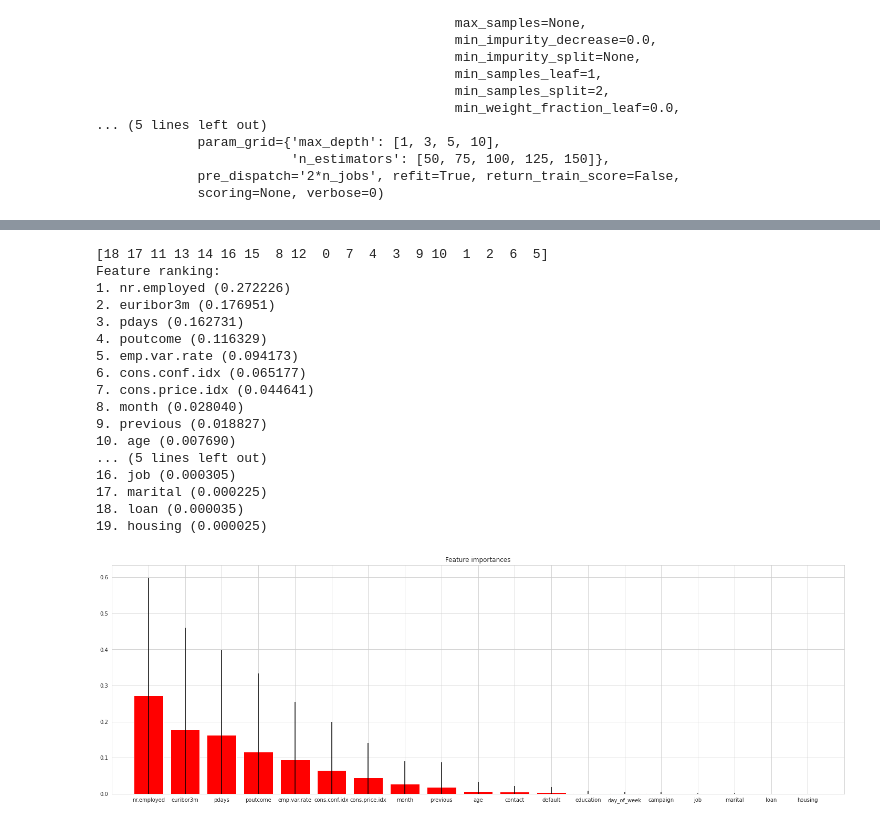
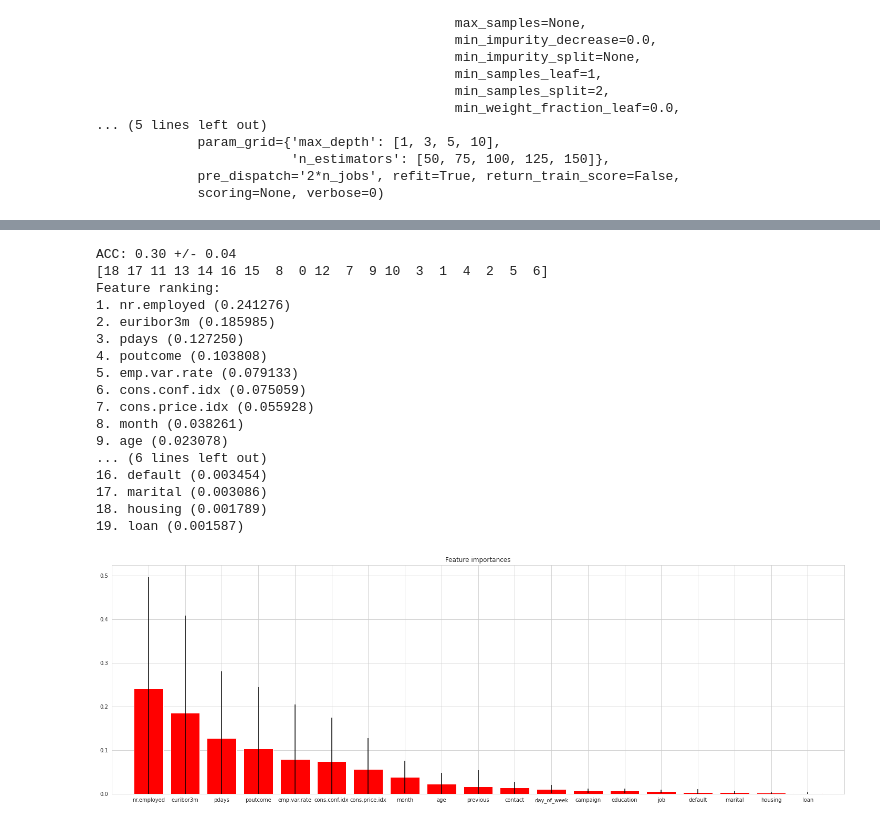
Before and after one commit to ab17254/ce888, a Jupyter notebook: Lab3/bank_classification.ipynb, the cells around one changed output, grey strips where cells are left out. Drawn from its saved outputs; the diff is of its cells as text; code cells hidden in the pictures.

```diff
--- a/Lab3/bank_classification.ipynb
+++ b/Lab3/bank_classification.ipynb
@@ -86,0 +91,6 @@ Dummy ACC: 0.80
+# %%
+clf = RandomForestClassifier(n_estimators=250, max_depth=6)
+scores = cross_val_score(clf, x_train, y_train.ravel(), cv=10, scoring=make_scorer(f1_score))
+clf.fit(x_train, y_train.ravel())
+pred = clf.predict(x_test)
+print("ACC: %.2f +/- %.2f" % (scores.mean(), scores.std()))
@@ -87,6 +99,6 @@ Dummy ACC: 0.80
 # %%
-clf = RandomForestClassifier(n_estimators=100, max_depth=3)
-scores = cross_val_score(clf, x_train, y_train.ravel(), cv=10, scoring=make_scorer(acc))
+clf = RandomForestClassifier(n_estimators=100, max_depth=8)
+scores = cross_val_score(clf, x_train, y_train.ravel(), cv=10, scoring=make_scorer(f1_score))
 clf.fit(x_train, y_train.ravel())
 pred = clf.predict(x_test)
 print("ACC: %.2f +/- %.2f" % (scores.mean(), scores.std()))
@@ -105,0 +107,6 @@ weighted avg       0.88      0.90      0.87      8238
+# %%
+clf = RandomForestClassifier(n_estimators=400, max_depth=6, random_state=60, oob_score=True)
+scores = cross_val_score(clf, x_train, y_train.ravel(), cv=10, scoring=make_scorer(f1_score))
+clf.fit(x_train, y_train.ravel())
+pred = clf.predict(x_test)
+print("ACC: %.2f +/- %.2f" % (scores.mean(), scores.std()))
@@ -137,37 +146,43 @@ ACC: 0.90 +/- 0.00
 # %%
+clf = RandomForestClassifier(n_estimators=750, max_depth=6, random_state=60)
+scores = cross_val_score(clf, x_train, y_train.ravel(), cv=10, scoring=make_scorer(f1_score))
+clf.fit(x_train, y_train.ravel())
+pred = clf.predict(x_test)
+print("ACC: %.2f +/- %.2f" % (scores.mean(), scores.std()))
+
 importance = clf.feature_importances_
 std = np.std([tree.feature_importances_ for tree in clf.estimators_], axis=0)
 indices = np.argsort(importance)[::-1]
 print(indices)
 
 print("Feature ranking:")
 for f in range(x_train.shape[1]):
     print("%d. %s (%f)" % (f + 1, features[indices[f]],  importance[indices[f]]))
 fig = plt.figure()
 plt.title("Feature importances")
 plt.bar(range(x_train.shape[1]), importance[indices],
        color="r", yerr=std[indices], align="center")
 plt.xticks(range(x_train.shape[1]), np.array(features)[indices])
 plt.xlim([-1, x_train.shape[1]])
 plt.ylim([0, None])
 
 fig.set_size_inches(25, 8)
 # %% [output]
-[18 17 11 13 14 16 15  8 12  0  7  4  3  9 10  1  2  6  5]
+ACC: 0.30 +/- 0.04
+[18 17 11 13 14 16 15  8  0 12  7  9 10  3  1  4  2  5  6]
 Feature ranking:
-1. nr.employed (0.272226)
-2. euribor3m (0.176951)
-3. pdays (0.162731)
-4. poutcome (0.116329)
-5. emp.var.rate (0.094173)
-6. cons.conf.idx (0.065177)
-7. cons.price.idx (0.044641)
-8. month (0.028040)
-9. previous (0.018827)
-10. age (0.007690)
-... (5 lines left out)
-16. job (0.000305)
-17. marital (0.000225)
-18. loan (0.000035)
-19. housing (0.000025)
+1. nr.employed (0.241276)
+2. euribor3m (0.185985)
+3. pdays (0.127250)
+4. poutcome (0.103808)
+5. emp.var.rate (0.079133)
+6. cons.conf.idx (0.075059)
+7. cons.price.idx (0.055928)
+8. month (0.038261)
+9. age (0.023078)
+... (6 lines left out)
+16. default (0.003454)
+17. marital (0.003086)
+18. housing (0.001789)
+19. loan (0.001587)
-[figure, old version]
+[figure, new version]
```
Also changed, not shown: parts of 9 cells of this notebook.
